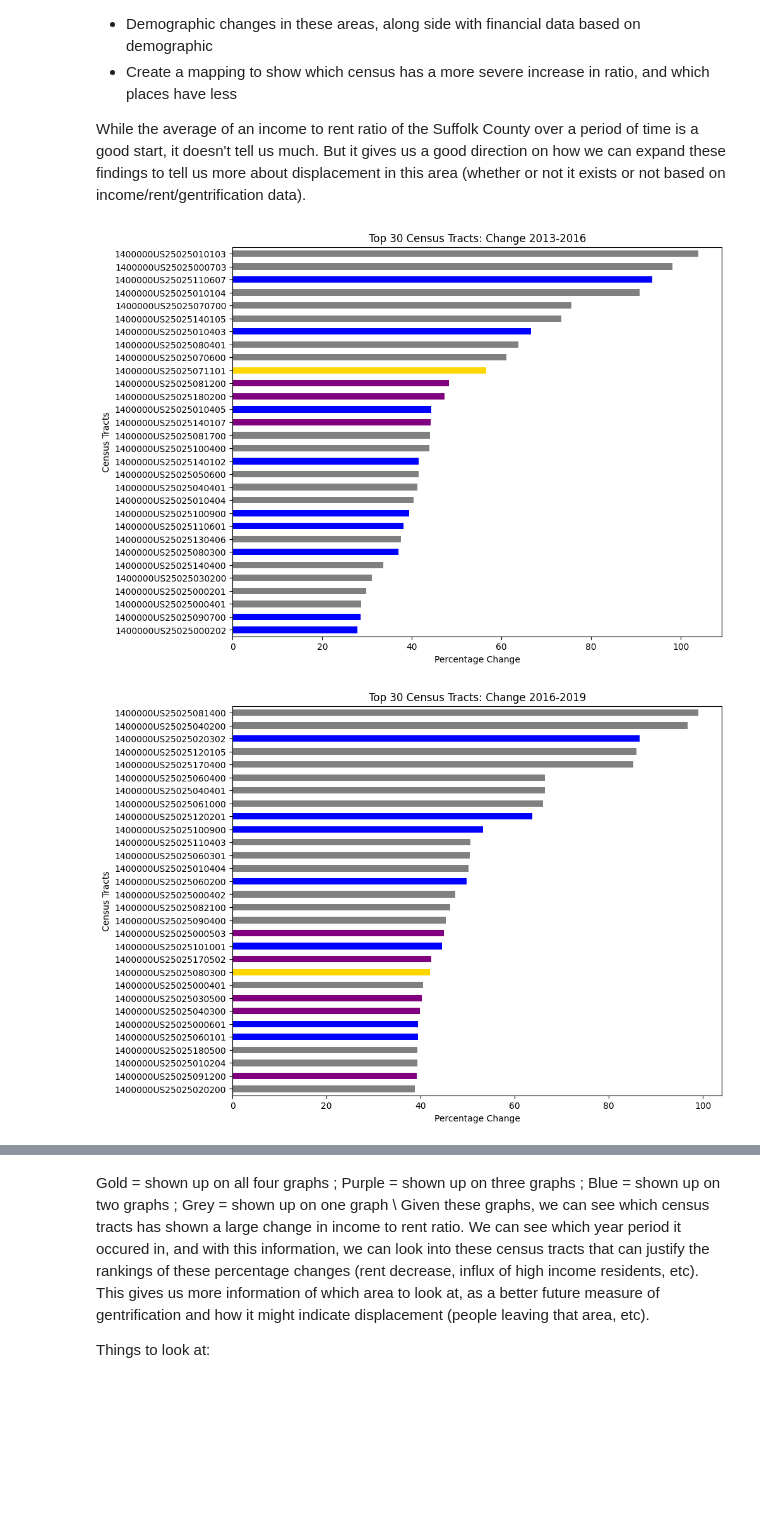
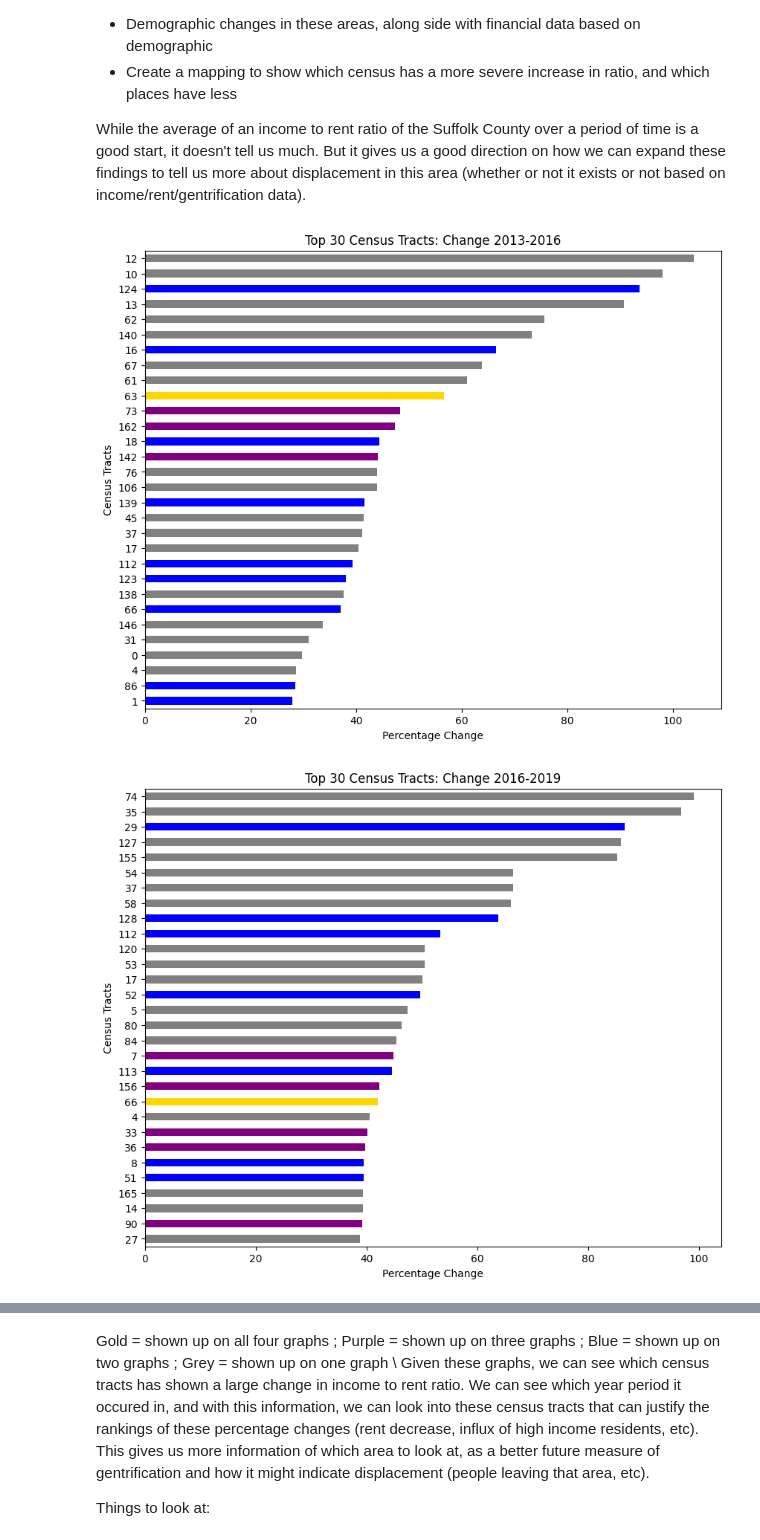
Before and after one commit to BU-CS210A-S23/ds-livable-streets-infra, a Jupyter notebook: sp24-team-c/deliverables/income-mid-semester/notebooks/income_notebook.ipynb, the cells around one changed output, grey strips where cells are left out. Cells and saved outputs as stored; diff of their text form; code cells hidden in the pictures; blank space fills up the shorter version.

Commit message:
Fix bug in data analysis for income to rent ratio

```diff
--- a/sp24-team-c/deliverables/income-mid-semester/notebooks/income_notebook.ipynb
+++ b/sp24-team-c/deliverables/income-mid-semester/notebooks/income_notebook.ipynb
@@ -72,7 +72,7 @@ import pandas as pd
 import matplotlib.pyplot as plt
 
 # Load the income data CSV
-income_data_path = 'Book2.csv'  # Adjust the path as necessary
+income_data_path = '../income_data/Book2.csv'  # Adjust the path as necessary
 income_data = pd.read_csv(income_data_path)
 
 
@@ -117,7 +117,7 @@ print(high)
 income_data.set_index('Unnamed: 0', inplace=True)
 
 
-commute_datapath = 'means_of_commute.csv'  # Adjust the path as necessary
+commute_datapath = '../transport_data/means_of_commute.csv'  # Adjust the path as necessary
 commute = pd.read_csv(commute_datapath)
 
 # print(commute.columns)
@@ -183,24 +183,24 @@ Displacement comes in many forms, and one of them can come from gentrification o
 
 To begin, I have collected data on income and rent data from 2013 to 2022 (in three year intervals), in which both datasets contain data that shows mean rental costs and mean household income based on the census tract.
 # %%
-income_data_2013_path = 'income/2013-income-data.csv'
+income_data_2013_path = '../income_data/2013-income-data.csv'
 income_data_2013 = pd.read_csv(income_data_2013_path)
-household_data_2013_path = 'rent/2013-rent-data.csv'
+household_data_2013_path = '../rent_data/2013-rent-data.csv'
 household_data_2013 = pd.read_csv(household_data_2013_path)
 
-income_data_2016_path = 'income/2016-income-data.csv'
+income_data_2016_path = '../income_data/2016-income-data.csv'
 income_data_2016 = pd.read_csv(income_data_2016_path)
-household_data_2016_path = 'rent/2016-rent-data.csv'
+household_data_2016_path = '../rent_data/2016-rent-data.csv'
 household_data_2016 = pd.read_csv(household_data_2016_path)
 
-income_data_2019_path = 'income/2019-income-data.csv'
+income_data_2019_path = '../income_data/2019-income-data.csv'
 income_data_2019 = pd.read_csv(income_data_2019_path)
-household_data_2019_path = 'rent/2019-rent-data.csv'
+household_data_2019_path = '../rent_data/2019-rent-data.csv'
 household_data_2019 = pd.read_csv(household_data_2019_path)
 
-income_data_2022_path = 'income/2022-income-data.csv'
+income_data_2022_path = '../income_data/2022-income-data.csv'
 income_data_2022 = pd.read_csv(income_data_2022_path)
-household_data_2022_path = 'rent/2022-rent-data.csv'
+household_data_2022_path = '../rent_data/2022-rent-data.csv'
 household_data_2022 = pd.read_csv(household_data_2022_path)
 # %%
 # Cleaning data + Only extracting relevant columns
@@ -383,6 +383,41 @@ import matplotlib.pyplot as plt
 
 # Assuming df_heatmap is your DataFrame from previous steps
 # Sorting and selecting the top 30 for each period
+
+def calculate_percentage_change(df, start_year, end_year, column_name='Income to Rent Ratio'):
+    start_df = df[df['Year'] == start_year].set_index('GEO_ID')[column_name]
+    end_df = df[df['Year'] == end_year].set_index('GEO_ID')[column_name]
+    # Ensure no division by zero
+    change = (end_df - start_df) / start_df.where(start_df != 0) * 100
+    return change.dropna()  # Drop any NaN results from division or missing data
+
+# Assuming 'all_data' is your concatenated DataFrame with a 'Year' column
+change_2013_2016 = calculate_percentage_change(all_data, 2013, 2016)
+change_2016_2019 = calculate_percentage_change(all_data, 2016, 2019)
+change_2019_2022 = calculate_percentage_change(all_data, 2019, 2022)
+change_2013_2022 = calculate_percentage_change(all_data, 2013, 2022)
+
+data_for_heatmap = {
+    'GEO_ID': [],
+    'Change 2013-2016': [],
+    'Change 2016-2019': [],
+    'Change 2019-2022': [],
+    'Change 2013-2022': []
+}
+
+for change, label in zip([change_2013_2016, change_2016_2019, change_2019_2022, change_2013_2022],
+                         ['Change 2013-2016', 'Change 2016-2019', 'Change 2019-2022', 'Change 2013-2022']):
+    for geo_id, value in change.items():
+        if geo_id not in data_for_heatmap['GEO_ID']:
+            data_for_heatmap['GEO_ID'].append(geo_id)
+            for k in data_for_heatmap:
+                if k != 'GEO_ID':
+                    data_for_heatmap[k].append(None)
+        index = data_for_heatmap['GEO_ID'].index(geo_id)
+        data_for_heatmap[label][index] = value
+
+df_heatmap = pd.DataFrame(data_for_heatmap)
+df_heatmap['GEO_ID'] = df_heatmap['GEO_ID'].astype(str)
 
 
 def plot_individual_bar_chart(data, title, column):
@@ -394,7 +429,8 @@ def plot_individual_bar_chart(data, title, column):
     plt.ylabel('Census Tracts')
     plt.show()  # Show the plot
 
-# Assuming df_heatmap is your DataFrame from previous steps
+# Assuming df_heatmap is your DataFrame from previous ste
+
 
 # Sorting and selecting the top 30 for each period
 top_tracts_2013_2016 = df_heatmap.sort_values(by='Change 2013-2016', ascending=False).head(30)
@@ -416,32 +452,32 @@ tract_counts = pd.Series(all_tracts).value_counts()
 # Determine frequency of appearance
 tract_frequency = tract_counts.to_frame(name='Frequency')
 
 def assign_color(frequency):
     if frequency == 4:
         return 'gold'  # Appears in all four charts
     elif frequency == 3:
         return 'purple'  # Appears in three charts
     elif frequency == 2:
         return 'blue'  # Appears in two charts
     else:
         return 'grey'  # Appears in one chart
 
 tract_frequency['Color'] = tract_frequency['Frequency'].apply(assign_color)
 
 def plot_colored_bar_chart(data, title, column):
     plt.figure(figsize=(10, 8))
     colors = [tract_frequency.loc[tract, 'Color'] if tract in tract_frequency.index else 'grey' for tract in data.index]
     data[column].sort_values().plot(kind='barh', color=colors)
     plt.title(title)
     plt.xlabel('Percentage Change')
     plt.ylabel('Census Tracts')
     plt.show()
 
 
 plot_colored_bar_chart(top_tracts_2013_2016, 'Top 30 Census Tracts: Change 2013-2016', 'Change 2013-2016')
 plot_colored_bar_chart(top_tracts_2016_2019, 'Top 30 Census Tracts: Change 2016-2019', 'Change 2016-2019')
 plot_colored_bar_chart(top_tracts_2019_2022, 'Top 30 Census Tracts: Change 2019-2022', 'Change 2019-2022')
 plot_colored_bar_chart(top_tracts_2013_2022, 'Top 30 Census Tracts: Change 2013-2022', 'Change 2013-2022')
 # %% [output]
-[figure, old version]
+[figure, new version]
-[figure, old version]
+[figure, new version]
```
Also changed, not shown: parts of 5 cells of this notebook.
